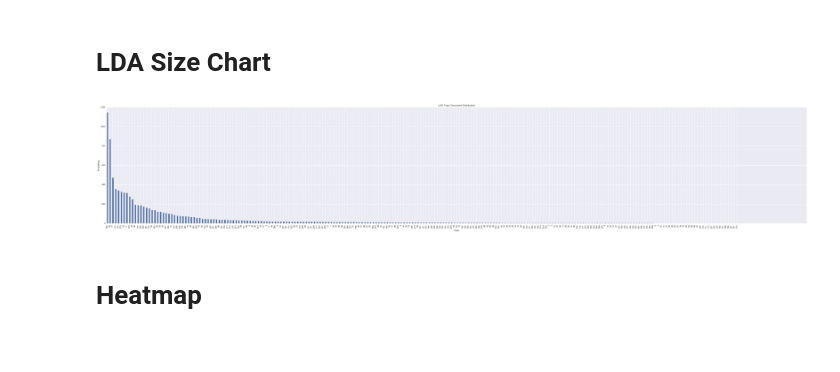
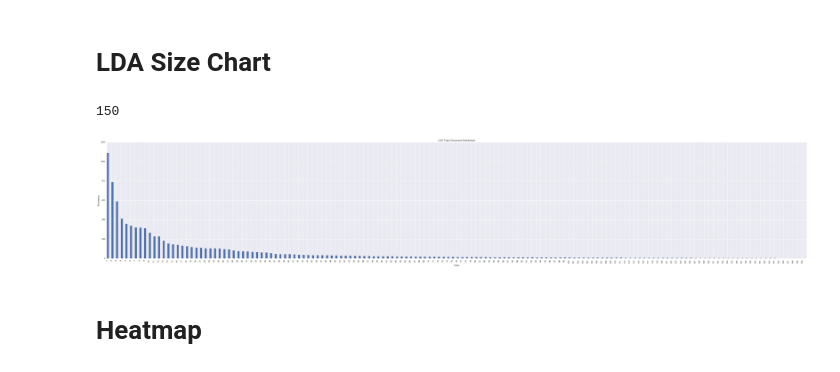
Before and after one commit to patorn/ucl_topic_structure_network_analysis, a Jupyter notebook: network.ipynb, the cells around one changed output. Cells and saved outputs as stored; diff of their text form; code cells hidden in the pictures.

```diff
--- a/network.ipynb
+++ b/network.ipynb
@@ -335,5 +374,5 @@ pickle.dump(gensim_model, open('tmp/gensim_lda.pickle', 'wb'))
 # %%
-lda_model = pickle.load(open('tmp/count_226_gensim_lda.pickle', 'rb'))
+lda_model = pickle.load(open('tmp/gensim_lda_150_50.pickle', 'rb'))
 # %%
 doc_topic_prob_mat = lda_model[matutils.Sparse2Corpus(X_count.T)]
 print(len(doc_topic_prob_mat))
@@ -342,9 +381,11 @@ print(len(doc_topic_prob_mat))
 # %%
 for i, mat in enumerate(doc_topic_prob_mat):
     print('{0}\r'.format(i/len(doc_topic_prob_mat)))
-    docs[token_keys[i]]['topic_most_pr'] = max(mat, key=lambda x: x[1])[0]
+    max_prob = max(mat, key=lambda x: x[1])
+    docs[token_keys[i]]['lda'] = max_prob[0]
+    docs[token_keys[i]]['lda_value'] = max_prob[1]
     clear_output(wait=True)
 
-lda_items = sorted(docs.items(), key=lambda x: x[1]['topic_most_pr'])
+lda_items = sorted(docs.items(), key=lambda x: x[1]['lda'])
 # %% [output]
 0.9998899405679067
@@ -353,40 +400,53 @@ pickle.dump(lda_items, open('tmp/lda_items.pickle', 'wb'))
 # %%
 with open('tmp/lda_docs.txt', 'w+') as file:
     for item in lda_items:
-        file.write("Topic:{} File:{} Title:{}\n".format(item[1]['topic_most_pr'], item[0], item[1]['webTitle']))
+        file.write("Topic:{} File:{} Title:{}\n".format(item[1]['lda'], item[0], item[1]['webTitle']))
 # %% [markdown]
 # LDA Size Chart
+# %%
+def lda_to_topics(lda_items):
+    topics = {}
+
+    for i in range(150):
+        topics[i] = []
+
+    for item in lda_items:
+        topic_no = item[1]['lda']
+        topics[topic_no].append(item[0])
+
+    lda_topics = {}
+    count = 1
+    for key, value in sorted(topics.items(), key=lambda x: len(x[1]), reverse=True):
+        lda_topics[count] = value
+        count += 1
+
+    return lda_topics
 # %%
-lda_items = pickle.load(open('tmp/count_226_lda_items.pickle', 'rb'))
+def lda_to_size_chart(lda_topics):
+    print(len(lda_topics.keys()))
 
-lda_topics = {}
+    x_data = []
+    y_data = []
+    for key, value in lda_topics.items():
+        x_data.append(key)
+        y_data.append(len(value))
 
-for i in range(226):
-    lda_topics[i] = []
-
-for item in lda_items:
-    topic_no = item[1]['topic_most_pr']
-    lda_topics[topic_no].append(item[0])
-
-print(len(lda_topics.keys()))
-
-x_data = []
-y_data = []
-for key, value in sorted(lda_topics.items(), key=lambda x: len(x[1]), reverse=True):
-    x_data.append(key)
-    y_data.append(len(value))
-
-ind = np.arange(0, len(y_data) * 2, 2)
-fig = plt.figure(figsize=(60,10))
-plt.bar(ind, y_data)
-plt.xticks(ind, x_data, rotation=90)
-plt.title("LDA Topic Document Distribution")
-plt.xlabel("Topic")
-plt.ylabel("Frequency")
-fig.savefig('tmp/size_chart_lda.png')
-plt.show()
+    ind = np.arange(0, len(y_data) * 2, 2)
+    fig = plt.figure(figsize=(60,10))
+    plt.bar(ind, y_data)
+    plt.xticks(ind, x_data, rotation=90)
+    plt.title("LDA Topic Document Distribution")
+    plt.xlabel("Topic")
+    plt.ylabel("Frequency")
+    fig.savefig('tmp/size_chart_lda.png')
+    plt.show()
-# %% [output]
-[figure, removed]
+# %%
+lda_items = pickle.load(open('tmp/lda_items.pickle', 'rb'))
+lda_topics = lda_to_topics(lda_items)
+lda_to_size_chart(lda_topics)
+# %% [output]
+150
+[figure, added]
 # %% [markdown]
 # Heatmap
 # %%
```
Also changed, not shown: parts of 151 cells of this notebook.
